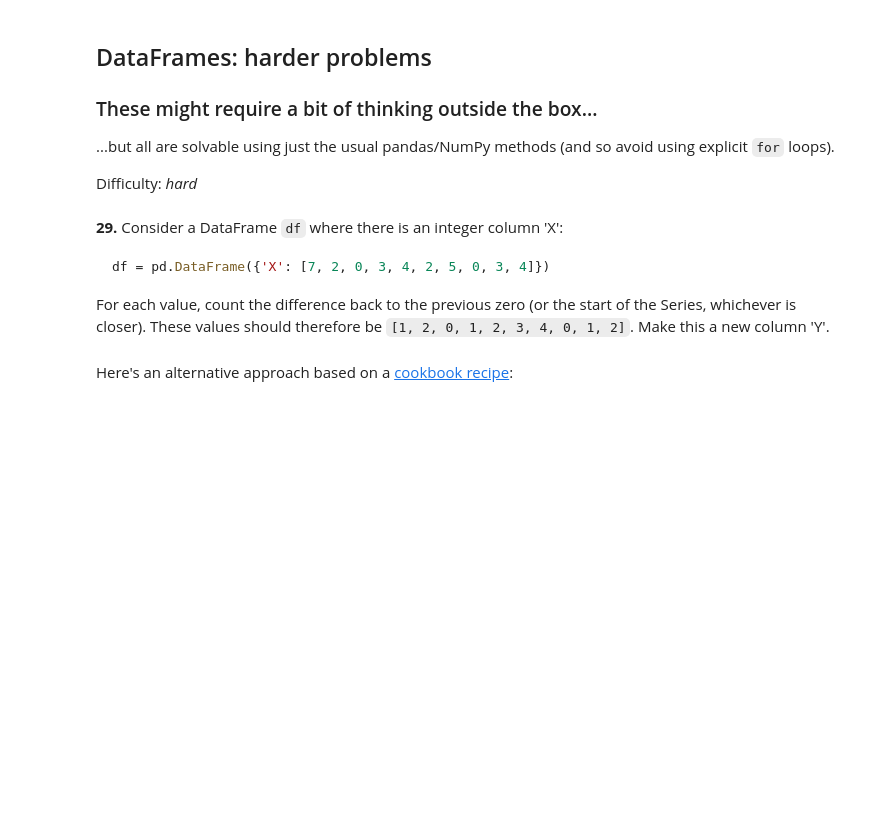
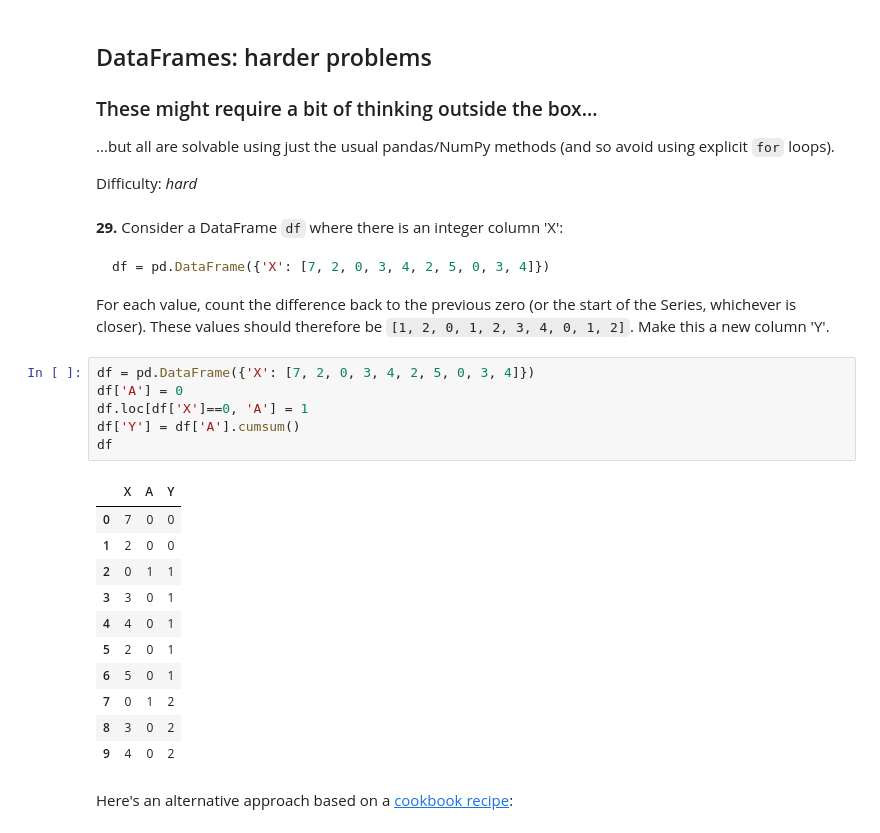
Before and after one commit to rachelpoole/100-pandas-puzzles, a Jupyter notebook: 100-pandas-puzzles.ipynb, the cells around one changed output. Drawn from its saved outputs; the diff is of its cells as text; blank space fills up the shorter version.

````diff
--- a/100-pandas-puzzles.ipynb
+++ b/100-pandas-puzzles.ipynb
@@ -329,6 +399,24 @@ Difficulty: *hard*
 df = pd.DataFrame({'X': [7, 2, 0, 3, 4, 2, 5, 0, 3, 4]})
 ```
 For each value, count the difference back to the previous zero (or the start of the Series, whichever is closer). These values should therefore be `[1, 2, 0, 1, 2, 3, 4, 0, 1, 2]`. Make this a new column 'Y'.
+# %%
+df = pd.DataFrame({'X': [7, 2, 0, 3, 4, 2, 5, 0, 3, 4]})
+df['A'] = 0
+df.loc[df['X']==0, 'A'] = 1
+df['Y'] = df['A'].cumsum()
+df
+# %% [output]
+|  | X | A | Y |
+| 0 | 7 | 0 | 0 |
+| 1 | 2 | 0 | 0 |
+| 2 | 0 | 1 | 1 |
+| 3 | 3 | 0 | 1 |
+| 4 | 4 | 0 | 1 |
+| 5 | 2 | 0 | 1 |
+| 6 | 5 | 0 | 1 |
+| 7 | 0 | 1 | 2 |
+| 8 | 3 | 0 | 2 |
+| 9 | 4 | 0 | 2 |
 # %% [markdown]
 Here's an alternative approach based on a [cookbook recipe](http://pandas.pydata.org/pandas-docs/stable/cookbook.html#grouping):
 # %% [markdown]
````
Also changed, not shown: parts of 14 cells of this notebook, 1 other file.
